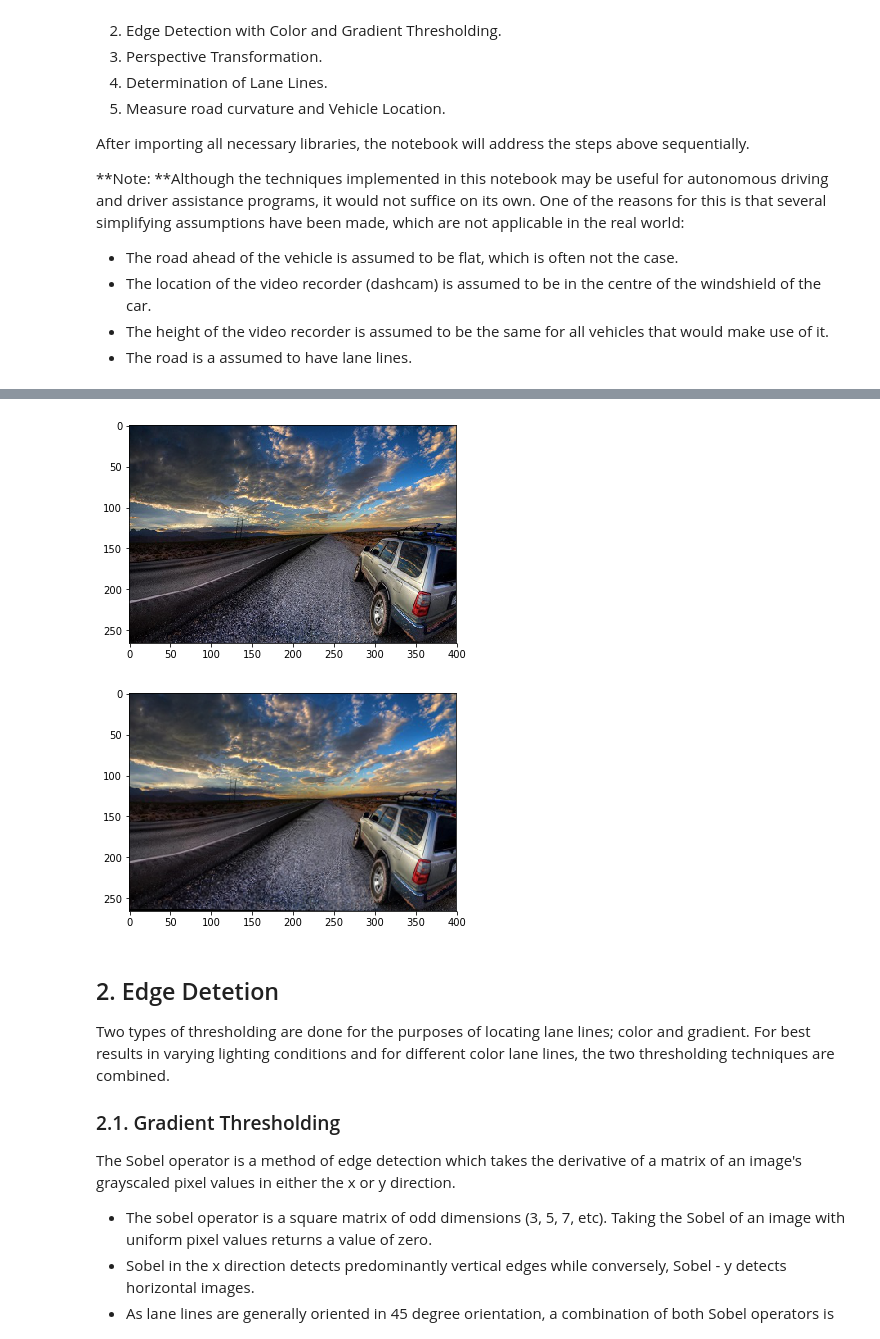
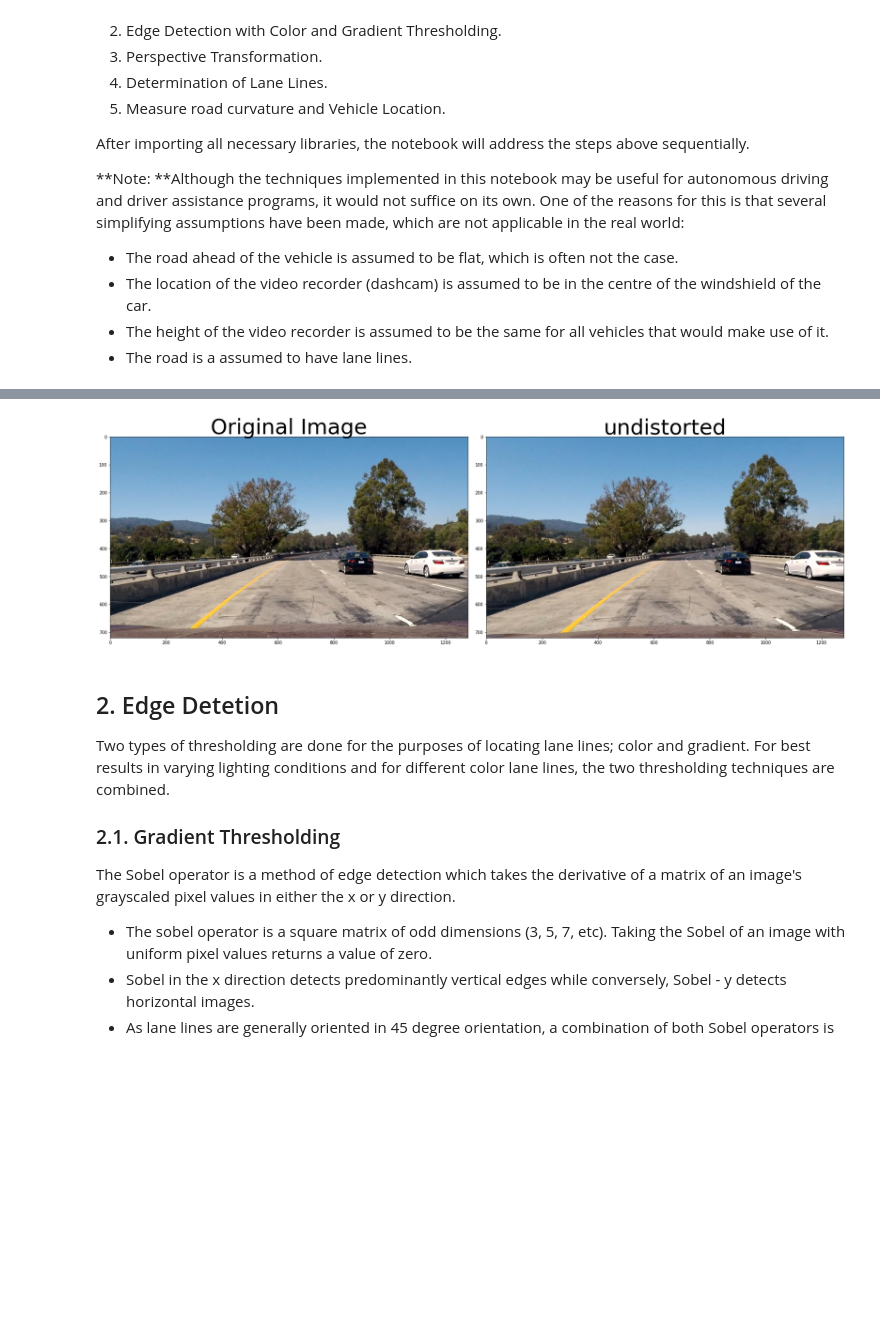
Before and after one commit to JPWILSON/Advanced_Lane_Finding, a Jupyter notebook: Advanced Lane Finding Techniques.ipynb, the cells around one changed output, grey strips where cells are left out. Saved outputs shown, nothing was run; the diff lists cells and outputs as text; code cells hidden in the pictures; blank space fills up the shorter version.

```diff
--- a/Advanced Lane Finding Techniques.ipynb
+++ b/Advanced Lane Finding Techniques.ipynb
@@ -87,17 +52,50 @@ def calibrate_undistort(img, objpoints, imgpoints):
-# %%
-#This is a test to show calibration is working...
-%matplotlib inline
-image = mpimg.imread("images/Car1_400x266.jpg")
-plt.figure()
-plt.imshow(image)
-plt.show()
-
-fixed = calibrate_undistort(image, objpoints, imgpoints)
-plt.imshow(fixed)
-plt.show()
-# %% [output]
-[figure, removed]
-[figure, removed]
+# %%
+%matplotlib inline
+
+# Fn for collecting matrix of objp's and image points and calibrating
+def get_img_pts_calib(calib_image_set):
+    objpoints = []
+    objp = np.zeros((6*9, 3), np.float32)
+    objp[:,:2] = np.mgrid[0:9, 0:6].T.reshape(-1, 2)
+    imgpoints = []
+    nx, ny = 9, 6
+    for fname in calib_image_set:
+        img = mpimg.imread(fname)
+        gray = cv2.cvtColor(img, cv2.COLOR_RGB2GRAY)
+        ret, corners = cv2.findChessboardCorners(gray, (nx, ny), None)
+        if ret == True:
+            objpoints.append(objp)
+            imgpoints.append(corners)
+            cv2.drawChessboardCorners(img, (nx, ny), corners, ret)
+    return objpoints, imgpoints
+
+#	Now that we have the matrices (imgpoints and objpoints) we can calibrat & undistort the images
+def cal_undistort(img, objpoints, imgpoints):
+    ret, mtx, dist, rvecs, tvecs = cv2.calibrateCamera(objpoints, imgpoints, (img.shape[:2]), None, None)
+    undistorted_image = cv2.undistort(img, mtx, dist, None, mtx)
+    return undistorted_image
+
+#Method for plotting before and after
+def plotting(img1, img2):
+    f, (ax1, ax2) = plt.subplots(1, 2, figsize=(24, 9))
+    f.tight_layout()
+    ax1.imshow(img1)
+    ax1.set_title('Original Image', fontsize=50)
+    ax2.imshow(img2)
+    ax2.set_title('undistorted', fontsize=50)
+    plt.subplots_adjust(left=0., right=1, top=0.9, bottom=0.)
+
+#Getting images to test on
+chsbrd_images = glob.glob('CarND-Advanced-Lane-Lines/camera_cal/calibration*.jpg')
+test_images = glob.glob('CarND-Advanced-Lane-Lines/test_images/test*.jpg')
+
+objpoints, imgpoints = get_img_pts_calib(chsbrd_images)
+#Print a test image before and after undistortion
+test_image = mpimg.imread(test_images[0])
+undistorted = cal_undistort(test_image, objpoints, imgpoints)
+plotting(test_image, undistorted)
+# %% [output]
+[figure, added]
 # %% [markdown]
 ## 2. Edge Detetion
 
```
Also changed, not shown: parts of 12 cells of this notebook, 1 other file.
